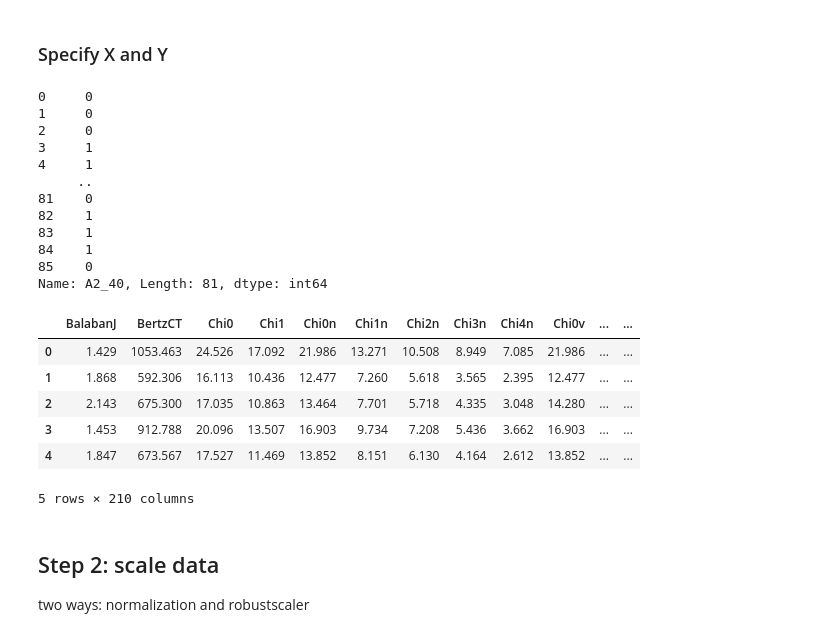
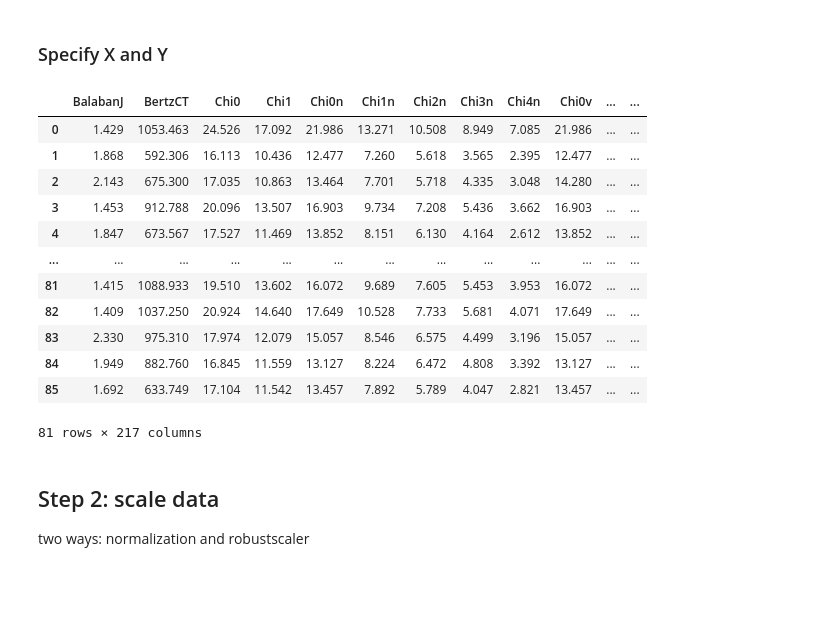
Before and after one commit to yshen25/EPI_ML, a Jupyter notebook: ML_test.ipynb, the cells around one changed output. Cells and saved outputs as stored; diff of their text form; code cells hidden in the pictures; blank space fills up the shorter version.

```diff
--- a/ML_test.ipynb
+++ b/ML_test.ipynb
@@ -33,47 +33,31 @@ missing values!
 # %% [markdown]
 ### Specify X and Y
 # %%
-Y = df.iloc[:,3]
-Y = Y.dropna() # drop row if NaN in Y
+df_no_nan = df.dropna(subset=["A2_40"])
+Y = df_no_nan["A2_40"]
+#Y = Y.dropna() # drop row if NaN in Y
 #b_class = {'Low': 0, 'High': 1}
 #Yb = Y.map(b_class)
 Yb = (Y > np.median(Y)).astype(int) # binary classification split by median
 Yb#.sum()
+
+X_raw = df_no_nan.iloc[:,8:]
+#X_raw = X_raw.drop(index=NANrow)
+X_raw
 # %% [output]
+|  | BalabanJ | BertzCT | Chi0 | Chi1 | Chi0n | Chi1n | Chi2n | Chi3n | Chi4n | Chi0v | ... | ... |
+| 0 | 1.429 | 1053.463 | 24.526 | 17.092 | 21.986 | 13.271 | 10.508 | 8.949 | 7.085 | 21.986 | ... | ... |
+| 1 | 1.868 | 592.306 | 16.113 | 10.436 | 12.477 | 7.260 | 5.618 | 3.565 | 2.395 | 12.477 | ... | ... |
+| 2 | 2.143 | 675.300 | 17.035 | 10.863 | 13.464 | 7.701 | 5.718 | 4.335 | 3.048 | 14.280 | ... | ... |
+| 3 | 1.453 | 912.788 | 20.096 | 13.507 | 16.903 | 9.734 | 7.208 | 5.436 | 3.662 | 16.903 | ... | ... |
+| 4 | 1.847 | 673.567 | 17.527 | 11.469 | 13.852 | 8.151 | 6.130 | 4.164 | 2.612 | 13.852 | ... | ... |
+| ... | ... | ... | ... | ... | ... | ... | ... | ... | ... | ... | ... | ... |
+| 81 | 1.415 | 1088.933 | 19.510 | 13.602 | 16.072 | 9.689 | 7.605 | 5.453 | 3.953 | 16.072 | ... | ... |
+| 82 | 1.409 | 1037.250 | 20.924 | 14.640 | 17.649 | 10.528 | 7.733 | 5.681 | 4.071 | 17.649 | ... | ... |
+| 83 | 2.330 | 975.310 | 17.974 | 12.079 | 15.057 | 8.546 | 6.575 | 4.499 | 3.196 | 15.057 | ... | ... |
+| 84 | 1.949 | 882.760 | 16.845 | 11.559 | 13.127 | 8.224 | 6.472 | 4.808 | 3.392 | 13.127 | ... | ... |
+| 85 | 1.692 | 633.749 | 17.104 | 11.542 | 13.457 | 7.892 | 5.789 | 4.047 | 2.821 | 13.457 | ... | ... |
-0     0
-1     0
-2     0
-3     1
-4     1
-     ..
-81    0
-82    1
-83    1
-84    1
-85    0
-Name: A2_40, Length: 81, dtype: int64
+81 rows × 217 columns
-# %%
-# y_column = 'PAO1_A2_80'
-# PAO1_A1_s/PAO1_A2_s
-# threshold = 100
-# A1/A2 amplitudes
-# threshold = 100
-
-#print("target=", y_column, "threshold=", threshold)
-#Y = df[y_column].apply(lambda x:0 if x < threshold else 1)
-#X_raw = df.iloc[:,5:]
-#df.insert(loc=5, column="Y", value=Y)
-X_raw = df.iloc[:,5:]
-#X_raw = X_raw.drop(index=NANrow)
-X_raw.head()
-# %% [output]
-|  | BalabanJ | BertzCT | Chi0 | Chi1 | Chi0n | Chi1n | Chi2n | Chi3n | Chi4n | Chi0v | ... | ... |
-| 0 | 1.429 | 1053.463 | 24.526 | 17.092 | 21.986 | 13.271 | 10.508 | 8.949 | 7.085 | 21.986 | ... | ... |
-| 1 | 1.868 | 592.306 | 16.113 | 10.436 | 12.477 | 7.260 | 5.618 | 3.565 | 2.395 | 12.477 | ... | ... |
-| 2 | 2.143 | 675.300 | 17.035 | 10.863 | 13.464 | 7.701 | 5.718 | 4.335 | 3.048 | 14.280 | ... | ... |
-| 3 | 1.453 | 912.788 | 20.096 | 13.507 | 16.903 | 9.734 | 7.208 | 5.436 | 3.662 | 16.903 | ... | ... |
-| 4 | 1.847 | 673.567 | 17.527 | 11.469 | 13.852 | 8.151 | 6.130 | 4.164 | 2.612 | 13.852 | ... | ... |
-5 rows × 210 columns
 # %% [markdown]
 ## Step 2: scale data
 two ways: normalization and robustscaler
```
Also changed, not shown: parts of 16 cells of this notebook, 4 other files.
